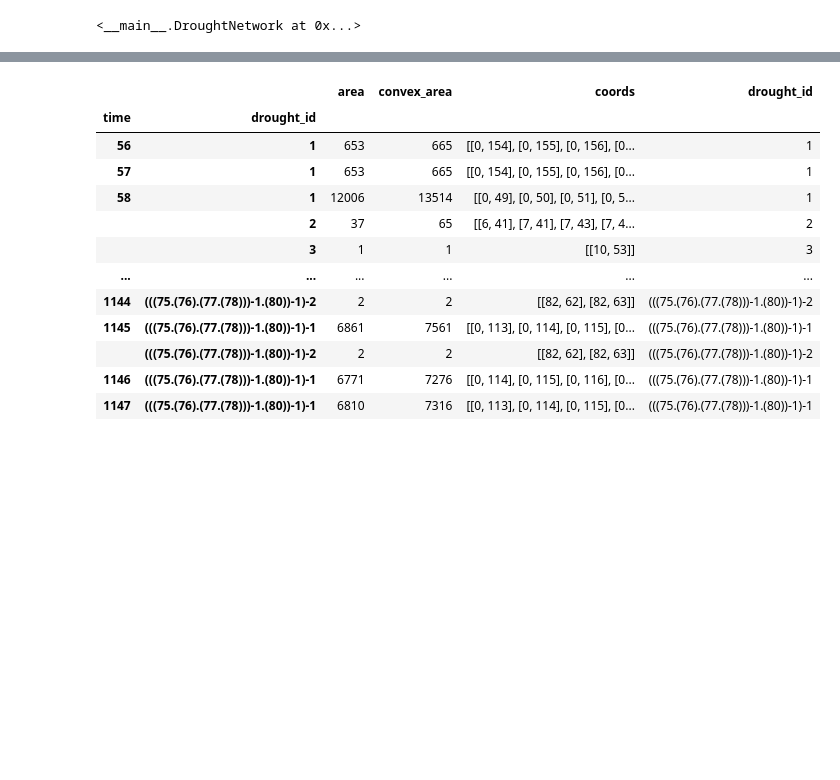
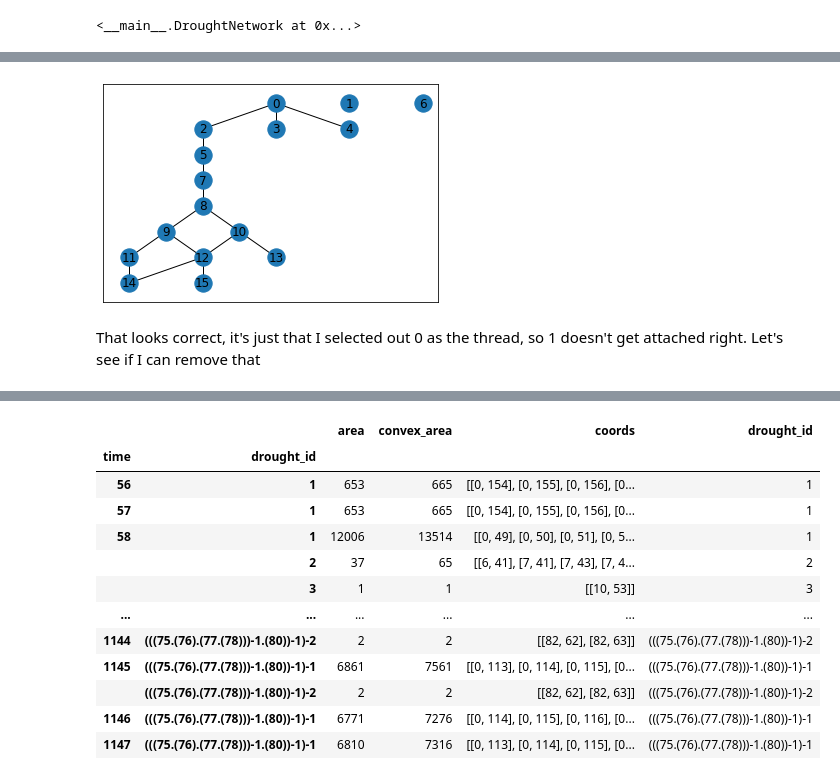
Before and after one commit to UW-Hydro/drought_impact, a Jupyter notebook: notebooks/explore/drought_event_network.ipynb, the cells around one changed output, grey strips where cells are left out. Drawn from its saved outputs; the diff is of its cells as text; code cells hidden in the pictures; blank space fills up the shorter version.

Commit message:
Almost got the DrougthNetwork working, but need to fix get_future_thread in EventNode

```diff
--- a/notebooks/explore/drought_event_network.ipynb
+++ b/notebooks/explore/drought_event_network.ipynb
@@ -458,0 +424,15 @@ def encode_drought_events(data:np.ndarray):
+# %%
+nodes_to_sort = origins[0].get_future_thread().copy()
+sorted_nodes = [nodes_to_sort[0]]
+
+for node in nodes_to_sort[1:]:
+    if node.time >= sorted_nodes[-1].time:
+        sorted_nodes.append(node)
+    else:
+        #print(node.time)
+        i = 0
+        while i <= len(sorted_nodes) and node.time > sorted_nodes[i].time:
+            i += 1
+        sorted_nodes.insert(i, node)
+
+sorted_nodes
@@ -458,0 +511,4 @@ def encode_drought_events(data:np.ndarray):
+# %%
+size = 16
+adj_mat = np.zeros((size,size))
+adj_mat
@@ -458,0 +532,9 @@ def encode_drought_events(data:np.ndarray):
+# %%
+for node in sorted_nodes:
+    i_id = node.id
+    for future in node.future:
+        j_id = future.id
+        print(i_id, j_id)
+        adj_mat[i_id, j_id] = 1
+
+adj_mat
@@ -458,0 +573,9 @@ def encode_drought_events(data:np.ndarray):
+# %%
+topog = nx.from_numpy_matrix(adj_mat)
+pos = nx.drawing.nx_agraph.graphviz_layout(topog, prog= 'dot')
+# %%
+nx.draw_networkx(topog, pos)
+# %% [output]
+[figure, added]
+# %% [markdown]
+That looks correct, it's just that I selected out 0 as the thread, so 1 doesn't get attached right. Let's see if I can remove that
```
Also changed, not shown: parts of 50 cells of this notebook.
